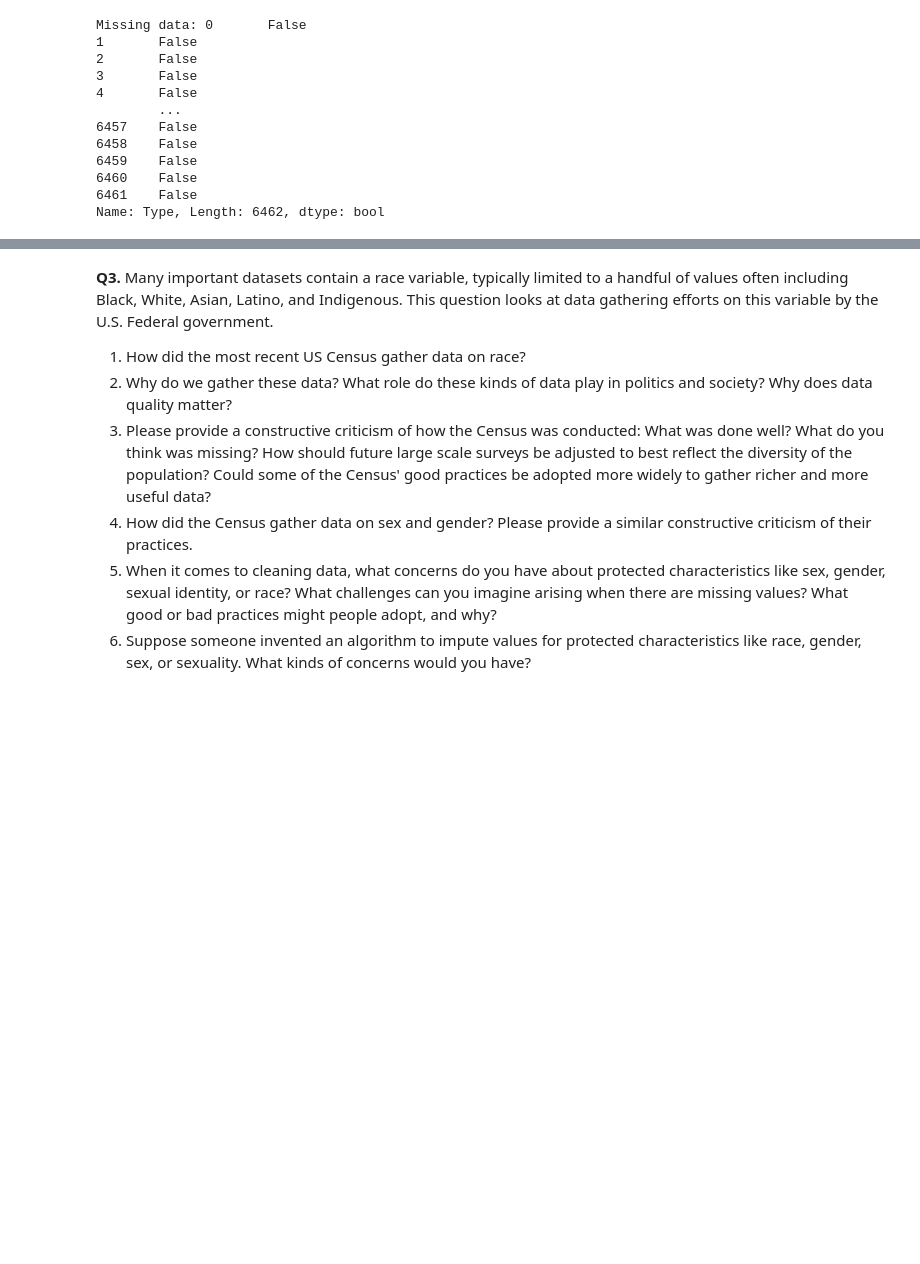
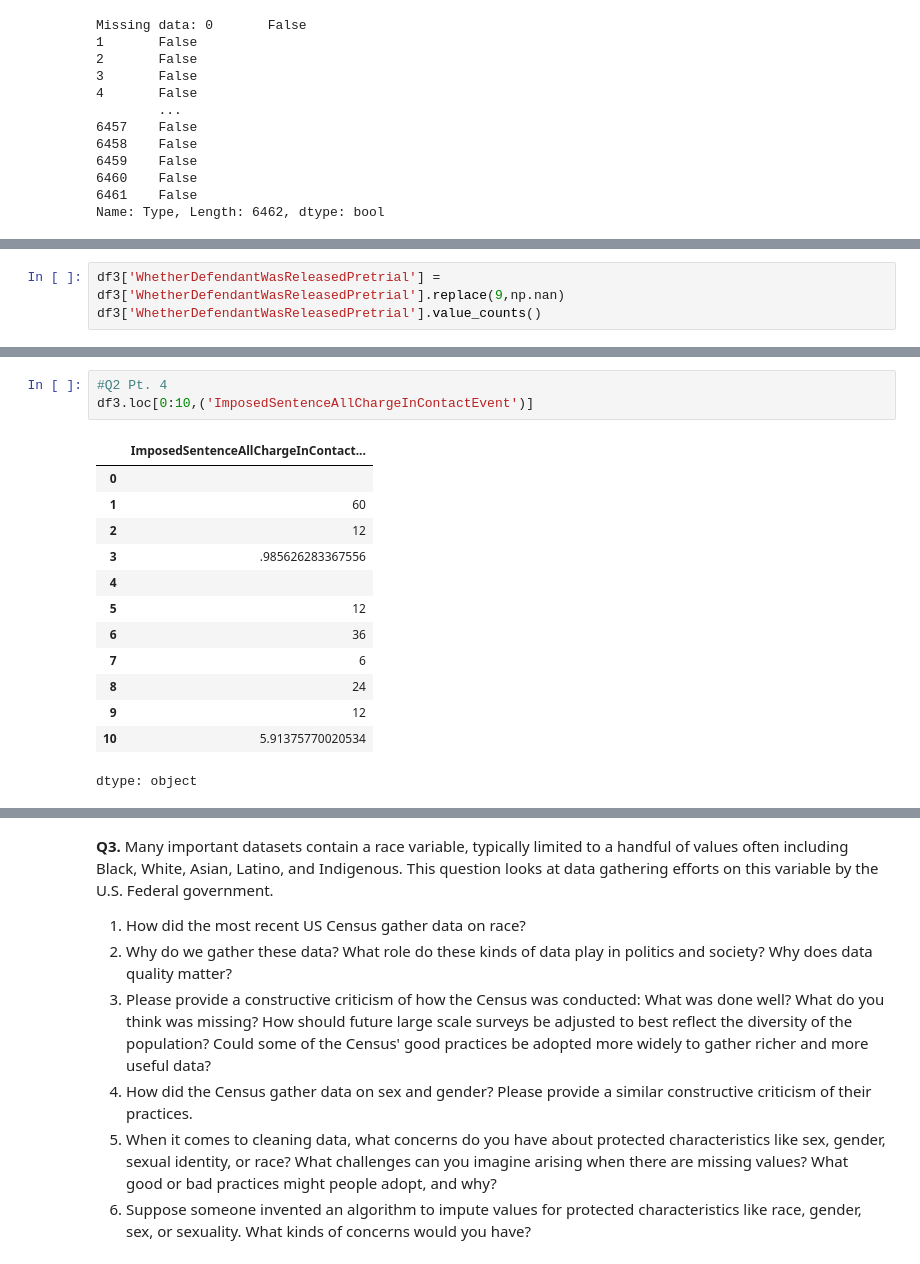
Before and after one commit to gffiveash/Wrangling, a Jupyter notebook: assignment/assignment.ipynb, the cells around one changed output, grey strips where cells are left out. Cells and saved outputs as stored; diff of their text form; blank space fills up the shorter version.

```diff
--- a/assignment/assignment.ipynb
+++ b/assignment/assignment.ipynb
@@ -238,0 +265,3 @@ FileNotFoundError: [Errno 2] No such file or directory: ''
+# %%
+df3['WhetherDefendantWasReleasedPretrial'] = df3['WhetherDefendantWasReleasedPretrial'].replace(9,np.nan)
+df3['WhetherDefendantWasReleasedPretrial'].value_counts()
@@ -238,0 +274,17 @@ FileNotFoundError: [Errno 2] No such file or directory: ''
+# %%
+#Q2 Pt. 4
+df3.loc[0:10,('ImposedSentenceAllChargeInContactEvent')]
+# %% [output]
+|  | ImposedSentenceAllChargeInContact... |
+| 0 |  |
+| 1 | 60 |
+| 2 | 12 |
+| 3 | .985626283367556 |
+| 4 |  |
+| 5 | 12 |
+| 6 | 36 |
+| 7 | 6 |
+| 8 | 24 |
+| 9 | 12 |
+| 10 | 5.91375770020534 |
+dtype: object
```
Also changed, not shown: parts of 5 cells of this notebook.
